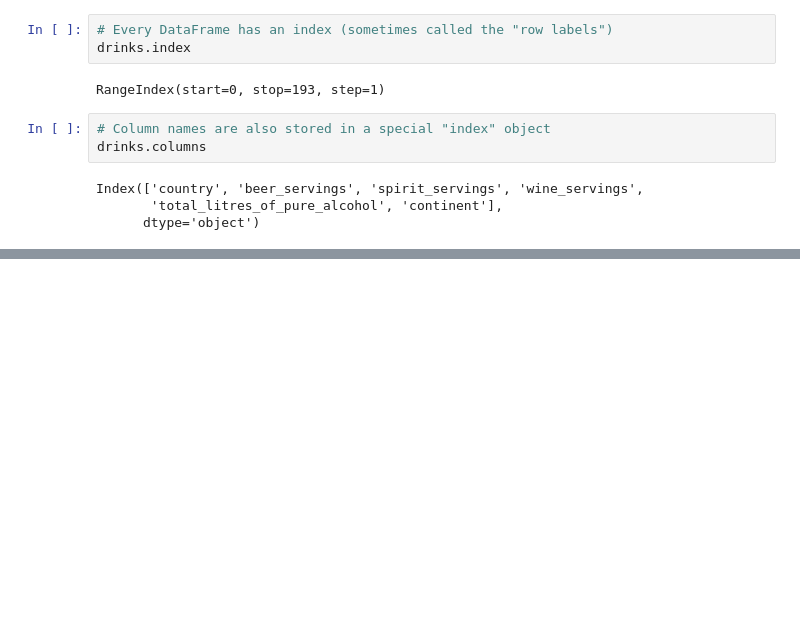
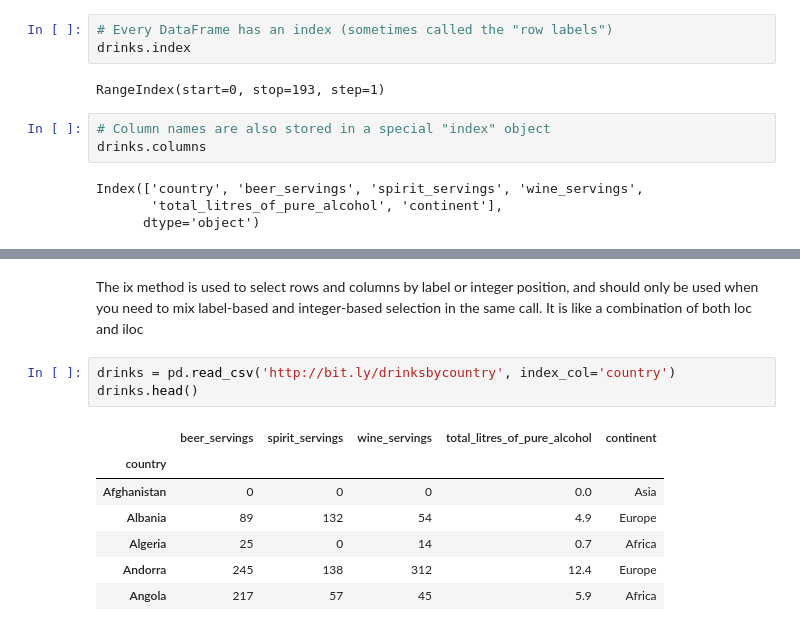
Before and after one commit to Deepshikha05/Learn-Pandas, a Jupyter notebook: Pandas.ipynb, the cells around one changed output, grey strips where cells are left out. Drawn from its saved outputs; the diff is of its cells as text; blank space fills up the shorter version.

```diff
--- a/Pandas.ipynb
+++ b/Pandas.ipynb
@@ -813,0 +1129,14 @@ Index(['country', 'beer_servings', 'spirit_servings', 'wine_servings',
+# %% [markdown]
+The ix method is used to select rows and columns by label or integer position, and should only be used when you need to mix label-based and integer-based selection in the same call.
+It is like a combination of both loc and iloc
+# %%
+drinks = pd.read_csv('http://bit.ly/drinksbycountry', index_col='country')
+drinks.head()
+# %% [output]
+|  | beer_servings | spirit_servings | wine_servings | total_litres_of_pure_alcohol | continent |
+| country |  |  |  |  |  |
+| Afghanistan | 0 | 0 | 0 | 0.0 | Asia |
+| Albania | 89 | 132 | 54 | 4.9 | Europe |
+| Algeria | 25 | 0 | 14 | 0.7 | Africa |
+| Andorra | 245 | 138 | 312 | 12.4 | Europe |
+| Angola | 217 | 57 | 45 | 5.9 | Africa |
```
Also changed, not shown: parts of 38 cells of this notebook.
